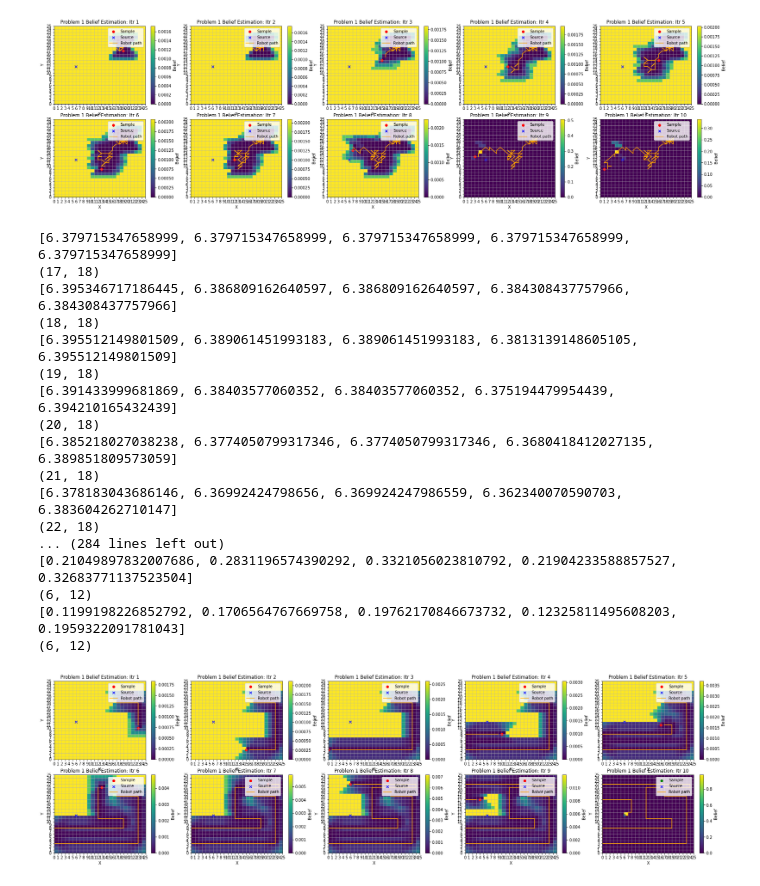
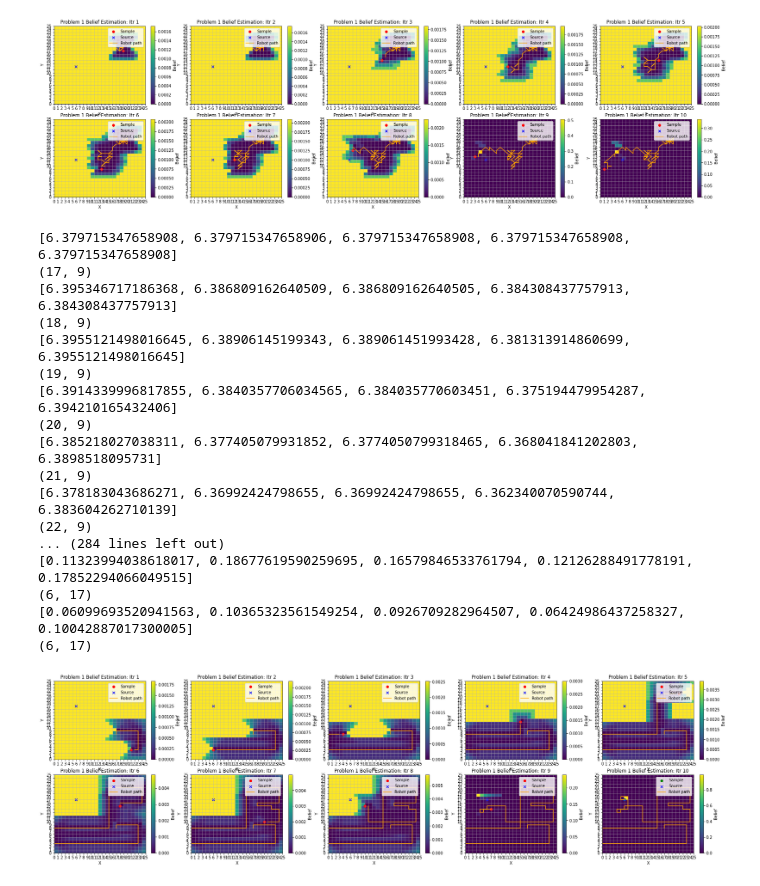
Before and after one commit to Schelbert197/active_learning, a Jupyter notebook: homework2.ipynb, the cells around one changed output. Saved outputs shown, nothing was run; the diff lists cells and outputs as text; code cells hidden in the pictures.

Commit message:
Fixed boundaries and added plots

```diff
--- a/homework2.ipynb
+++ b/homework2.ipynb
@@ -127,7 +127,7 @@ y = np.linspace(0, 24, 25)
 X, Y = np.meshgrid(x, y)
 
 # Create the plot
-centerpoint = (6, 12)
+centerpoint = (6, 17)
 plt.figure(figsize=(8, 6))
 # Plot sampled locations
 plt.scatter(centerpoint[0], centerpoint[1], marker='x',
@@ -225,27 +225,27 @@ def choose_direction(current_loc, belief):
         result = m #1 if m == 0 else 0
         # Iterate over each possible move
         for n in range(5):
-            # if 0 <= moves[n][0] < 25 and 0 <= moves[n][1] < 25:
-            Bd = np.copy(belief)
-            pr_sum = compute_prob_sum(X, Y, moves[n], result, Bd)
-            second_terms[(m*5) + n] = pr_sum
-            Bd = update_belief(moves[n], result, Bd, pr_sum)
+            if 0 <= moves[n][0] < 25 and 0 <= moves[n][1] < 25:
+                Bd = np.copy(belief)
+                pr_sum = compute_prob_sum(X, Y, moves[n], result, Bd)
+                second_terms[(m*5) + n] = pr_sum
+                Bd = update_belief(moves[n], result, Bd, pr_sum)
 
-            # H = 0
-            # # Create an iterator for iterating over the belief array
-            # with np.nditer(Bd) as it:
-            #     # Iterate over each element in the array
-            #     for x in it:
-            #         if x > 1e-9:
-            #             H += ((-x) * np.log(x))
-            #         else:
-            #             pass
-            # entropy[(m*n) + n] = H
-            entropy[(m*5) + n] = np.sum(np.multiply(-Bd,np.log(Bd,where=(Bd!=0))))
-            # else:
-            #     # Check that this will work
-            #     second_terms[(m*n)+n] = 1e9
-            #     entropy[(m*n) + n] = 1e9
+                H = 0
+                # Create an iterator for iterating over the belief array
+                with np.nditer(Bd) as it:
+                    # Iterate over each element in the array
+                    for x in it:
+                        if x > 1e-9:
+                            H += ((-x) * np.log(x))
+                        else:
+                            pass
+                entropy[(m*5) + n] = H
+                # entropy[(m*5) + n] = np.sum(np.multiply(-Bd,np.log(Bd,where=(Bd!=0))))
+            else:
+                # Check that this will work
+                second_terms[(m*5) + n] = 1e9
+                entropy[(m*5) + n] = 1e9
 
     # print(f"ent: {entropy}")
     # print(f"st {second_terms}")
@@ -261,41 +261,41 @@ def choose_direction(current_loc, belief):
 # %%
 # Problem 2
 
 initial_prior = 1/(X.shape[1] * X.shape[0])
 B2 = np.ones_like(X) * initial_prior  # Initialize array for prior belief
 
 plt.figure(figsize=(30, 8))  # Adjust figure size as needed
 
-curr_sample2 = [17, 18]
+curr_sample2 = [17, 8]
 x_vals2 = []
 y_vals2 = []
 # Iteratively generate and plot results for different samples
 for i in range(10):  # Change the range according to the desired number of iterations
     for j in range(15):
         x_vals2.append(curr_sample2[0])
         y_vals2.append(curr_sample2[1])
         curr_sample2 = choose_direction(curr_sample2, B2)
         curr_result2 = generate_one_result(curr_sample2)
         prob_sum2 = compute_prob_sum(X, Y, curr_sample2, curr_result2, B2)
         B2 = update_belief(curr_sample2, curr_result2, B2, prob_sum2)
     plot_iteration(curr_sample2, B2, curr_result2, x_vals2, y_vals2, subplot_index=i+1)
 plt.show()
 # %% [output]
-[6.379715347658999, 6.379715347658999, 6.379715347658999, 6.379715347658999, 6.379715347658999]
-(17, 18)
-[6.395346717186445, 6.386809162640597, 6.386809162640597, 6.384308437757966, 6.384308437757966]
-(18, 18)
-[6.395512149801509, 6.389061451993183, 6.389061451993183, 6.3813139148605105, 6.395512149801509]
-(19, 18)
-[6.391433999681869, 6.38403577060352, 6.38403577060352, 6.375194479954439, 6.394210165432439]
-(20, 18)
-[6.385218027038238, 6.3774050799317346, 6.3774050799317346, 6.3680418412027135, 6.389851809573059]
-(21, 18)
-[6.378183043686146, 6.36992424798656, 6.369924247986559, 6.362340070590703, 6.383604262710147]
-(22, 18)
+[6.379715347658908, 6.379715347658906, 6.379715347658908, 6.379715347658908, 6.379715347658908]
+(17, 9)
+[6.395346717186368, 6.386809162640509, 6.386809162640505, 6.384308437757913, 6.384308437757913]
+(18, 9)
+[6.3955121498016645, 6.38906145199343, 6.389061451993428, 6.381313914860699, 6.3955121498016645]
+(19, 9)
+[6.3914339996817855, 6.3840357706034565, 6.384035770603451, 6.375194479954287, 6.394210165432406]
+(20, 9)
+[6.385218027038311, 6.377405079931852, 6.3774050799318465, 6.368041841202803, 6.3898518095731]
+(21, 9)
+[6.378183043686271, 6.36992424798655, 6.36992424798655, 6.362340070590744, 6.383604262710139]
+(22, 9)
 ... (284 lines left out)
-[0.21049897832007686, 0.2831196574390292, 0.3321056023810792, 0.21904233588857527, 0.32683771137523504]
-(6, 12)
-[0.1199198226852792, 0.1706564767669758, 0.19762170846673732, 0.12325811495608203, 0.1959322091781043]
-(6, 12)
+[0.11323994038618017, 0.18677619590259695, 0.16579846533761794, 0.12126288491778191, 0.17852294066049515]
+(6, 17)
+[0.06099693520941563, 0.10365323561549254, 0.0926709282964507, 0.06424986437258327, 0.10042887017300005]
+(6, 17)
-[figure, old version]
+[figure, new version]
```
Also changed, not shown: parts of 1 cell of this notebook, 3 other files.
